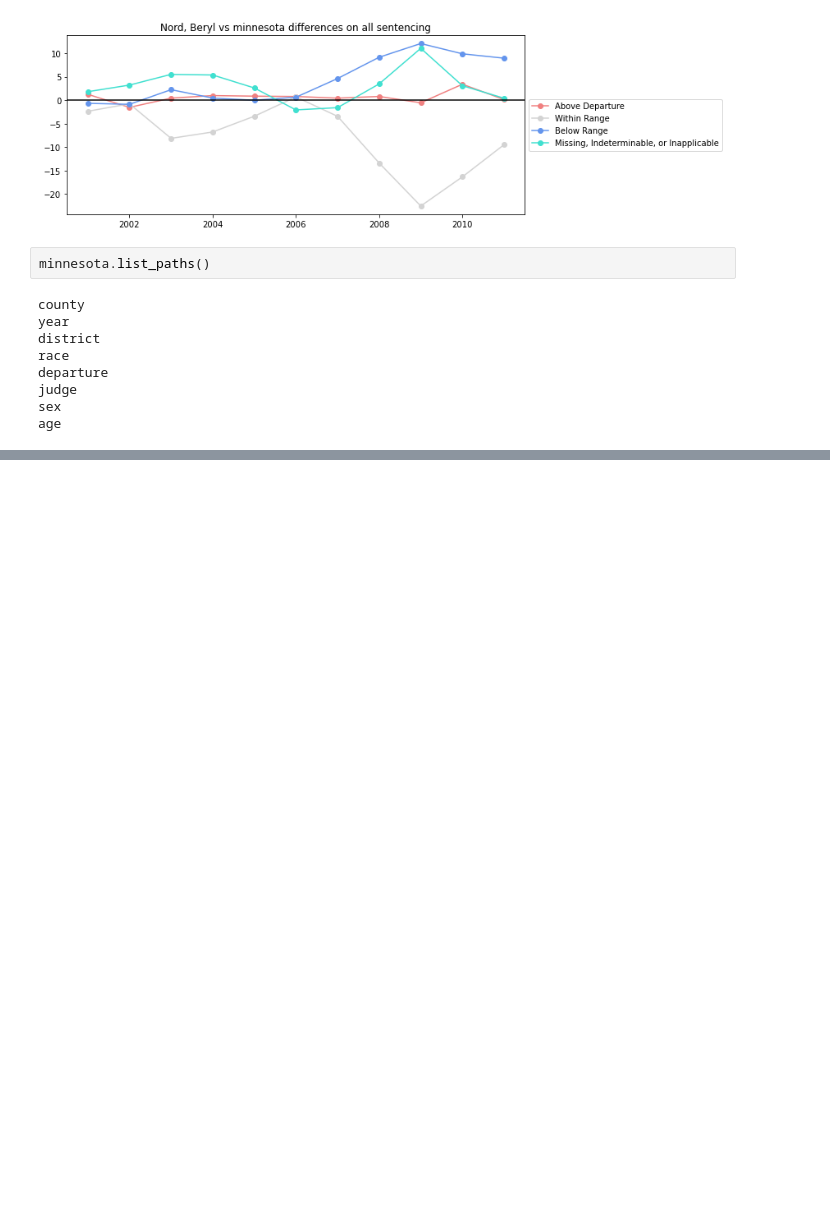
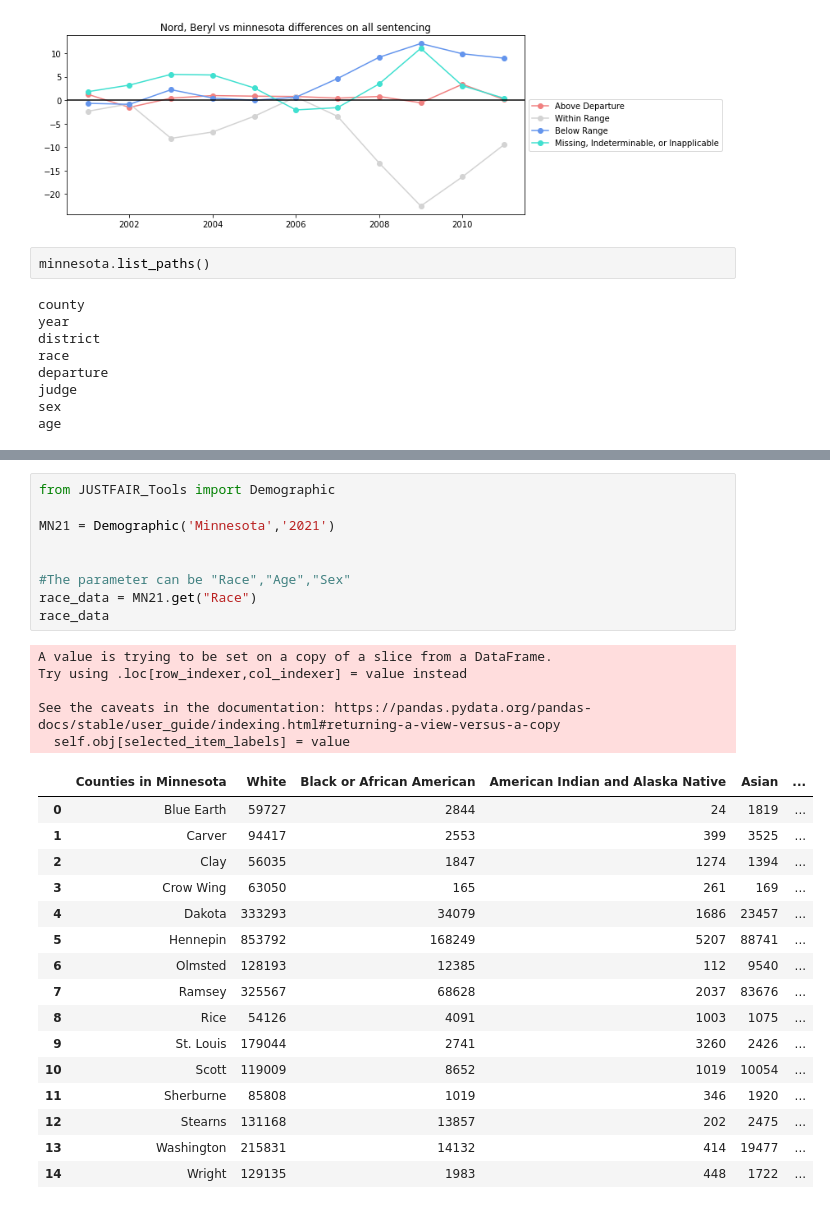
Before and after one commit to nitkiew2/QSIDE-JUSTFAIR-TOOLBOX, a Jupyter notebook: Package_testing.ipynb, the cells around one changed output, grey strips where cells are left out. Saved outputs shown, nothing was run; the diff lists cells and outputs as text; blank space fills up the shorter version.

```diff
--- a/Package_testing.ipynb
+++ b/Package_testing.ipynb
@@ -171,0 +184,31 @@ age
+# %%
+from JUSTFAIR_Tools import Demographic
+
+MN21 = Demographic('Minnesota','2021')
+
+
+#The parameter can be "Race","Age","Sex"
+race_data = MN21.get("Race")
+race_data
+# %% [output]
+A value is trying to be set on a copy of a slice from a DataFrame.
+Try using .loc[row_indexer,col_indexer] = value instead
+
+See the caveats in the documentation: https://pandas.pydata.org/pandas-docs/stable/user_guide/indexing.html#returning-a-view-versus-a-copy
+  self.obj[selected_item_labels] = value
+|  | Counties in Minnesota | White | Black or African American | American Indian and Alaska Native | Asian | ... |
+| 0 | Blue Earth | 59727 | 2844 | 24 | 1819 | ... |
+| 1 | Carver | 94417 | 2553 | 399 | 3525 | ... |
+| 2 | Clay | 56035 | 1847 | 1274 | 1394 | ... |
+| 3 | Crow Wing | 63050 | 165 | 261 | 169 | ... |
+| 4 | Dakota | 333293 | 34079 | 1686 | 23457 | ... |
+| 5 | Hennepin | 853792 | 168249 | 5207 | 88741 | ... |
+| 6 | Olmsted | 128193 | 12385 | 112 | 9540 | ... |
+| 7 | Ramsey | 325567 | 68628 | 2037 | 83676 | ... |
+| 8 | Rice | 54126 | 4091 | 1003 | 1075 | ... |
+| 9 | St. Louis | 179044 | 2741 | 3260 | 2426 | ... |
+| 10 | Scott | 119009 | 8652 | 1019 | 10054 | ... |
+| 11 | Sherburne | 85808 | 1019 | 346 | 1920 | ... |
+| 12 | Stearns | 131168 | 13857 | 202 | 2475 | ... |
+| 13 | Washington | 215831 | 14132 | 414 | 19477 | ... |
+| 14 | Wright | 129135 | 1983 | 448 | 1722 | ... |
```
Also changed, not shown: parts of 1 cell of this notebook, 1 other file.
